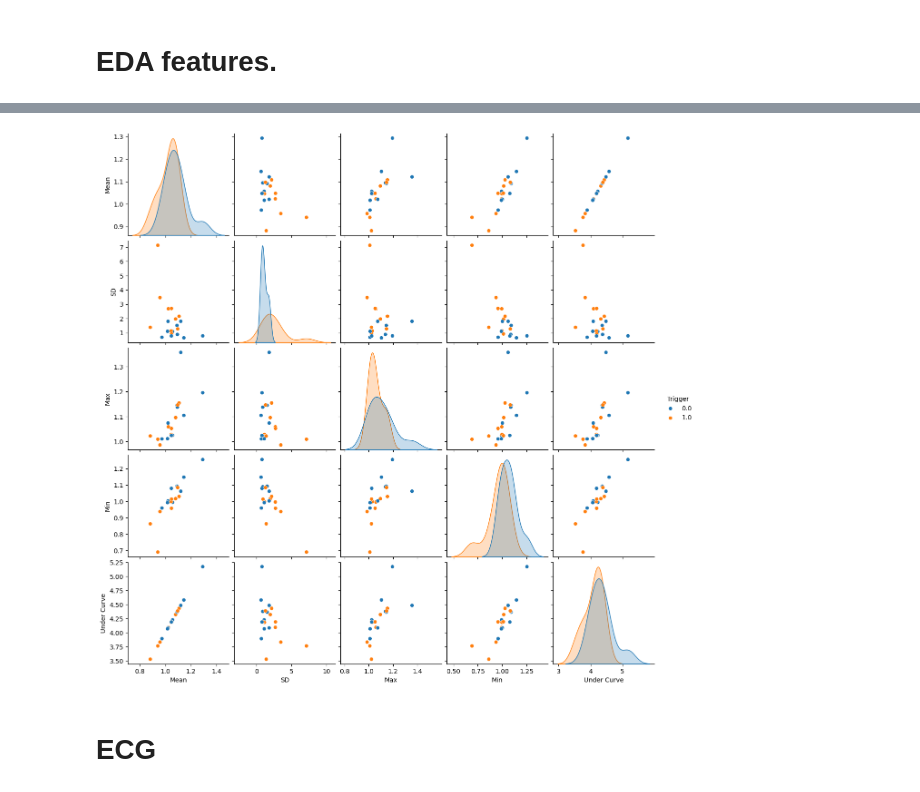
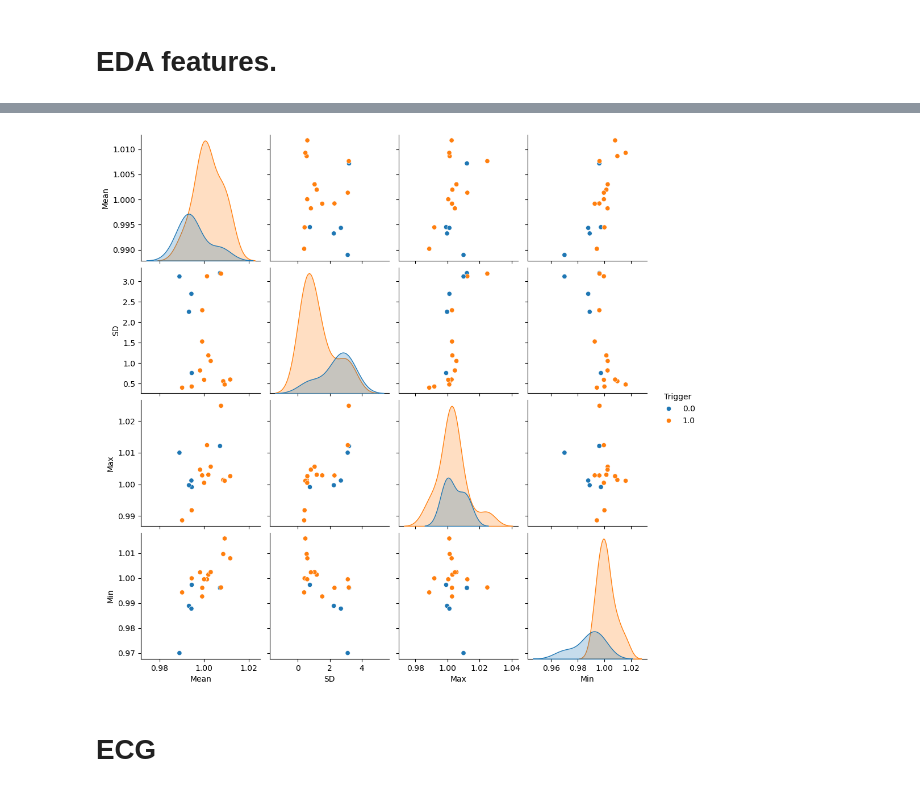
Before and after one commit to BertRiedl/coimbra_best, a Jupyter notebook: scripts/day_2.ipynb, the cells around one changed output, grey strips where cells are left out. Cells and saved outputs as stored; diff of their text form; code cells hidden in the pictures.

```diff
--- a/scripts/day_2.ipynb
+++ b/scripts/day_2.ipynb
@@ -39,7 +39,7 @@ def convert_units(data):
 
 datadir = os.path.join('..', 'data')
 
-data = pd.read_csv(os.path.join(datadir, 'session_Test_01.csv'))
+data = pd.read_csv(os.path.join(datadir, 'session_s3.csv'))
 
 # Sampling freq.
 fs = 1000
@@ -179,31 +165,11 @@ rMean = []
 rSD = []
 rMax = []
 rMin = []
-rUnderCurve = []
-rResp_rate_variability = []
-rBreath_hold_ratio = []
 
 for ep in epochs:
     rMean.append(ep['Resp'][ePreSize:].mean()/ep['Resp'][:ePreSize].mean())
     rSD.append(ep['Resp'][ePreSize:].std()/ep['Resp'][:ePreSize].std())
     rMax.append(ep['Resp'][ePreSize:].max()/ep['Resp'][:ePreSize].max())
     rMin.append(ep['Resp'][ePreSize:].min()/ep['Resp'][:ePreSize].min())
-    rUnderCurve.append(np.trapz(ep['Resp'][ePreSize:])/np.trapz(ep['Resp'][:ePreSize]))
-
-    #respiratory rate variability
-    peaks, _ = find_peaks(ep['Resp'][ePreSize:], distance=fs//2)
-    if len(peaks) > 1:
-        intervals = np.diff(peaks) / fs  # Intervaly mezi náddechy
-        rrv = np.std(intervals) / np.mean(intervals)  # Koeficient variace
-        rResp_rate_variability.append(rrv)
-    else:
-        rResp_rate_variability.append(0)
-
-    # Breath hold detection
-    post_resp = ep['Resp'][ePreSize:]
-    # Najít oblasti s minimální aktivitou
-    low_activity = np.abs(post_resp) < np.std(post_resp) * 0.3
-    hold_ratio = np.sum(low_activity) / len(post_resp)
-    rBreath_hold_ratio.append(hold_ratio)
 # %%
 # show feature  grouped by trigger_values 0 and 1 using seaborn
@@ -258,22 +224,21 @@ edaMean = []
 edaSD = []
 edaMax = []
 edaMin = []
-eUnderCurve = []
+
 
 for ep in epochs:
     edaMean.append(ep['EDA_Clean'][preSize:].mean()/ep['EDA_Clean'][:preSize].mean())
     edaSD.append(ep['EDA_Clean'][preSize:].std()/ep['EDA_Clean'][:preSize].std())
     edaMax.append(ep['EDA_Clean'][preSize:].max()/ep['EDA_Clean'][:preSize].max())
     edaMin.append(ep['EDA_Clean'][preSize:].min()/ep['EDA_Clean'][:preSize].min())
-    eUnderCurve.append(np.trapz(ep['EDA_Clean'][ePreSize:])/np.trapz(ep['EDA_Clean'][:preSize]))
 # %%
 # show feature  grouped by trigger_values 0 and 1 using seaborn
-df = pd.DataFrame({'Mean': edaMean, 'SD': edaSD, 'Max': edaMax, 'Min': edaMin, 'Trigger': trigger_values, 'Under Curve': eUnderCurve})
+df = pd.DataFrame({'Mean': edaMean, 'SD': edaSD, 'Max': edaMax, 'Min': edaMin, 'Trigger': trigger_values})
 
 sns.pairplot(df, hue='Trigger')
 plt.show()
 # %% [output]
-[figure, old version]
+[figure, new version]
 # %% [markdown]
 # ECG
 # %%
```
Also changed, not shown: parts of 28 cells of this notebook, 4 other files.
